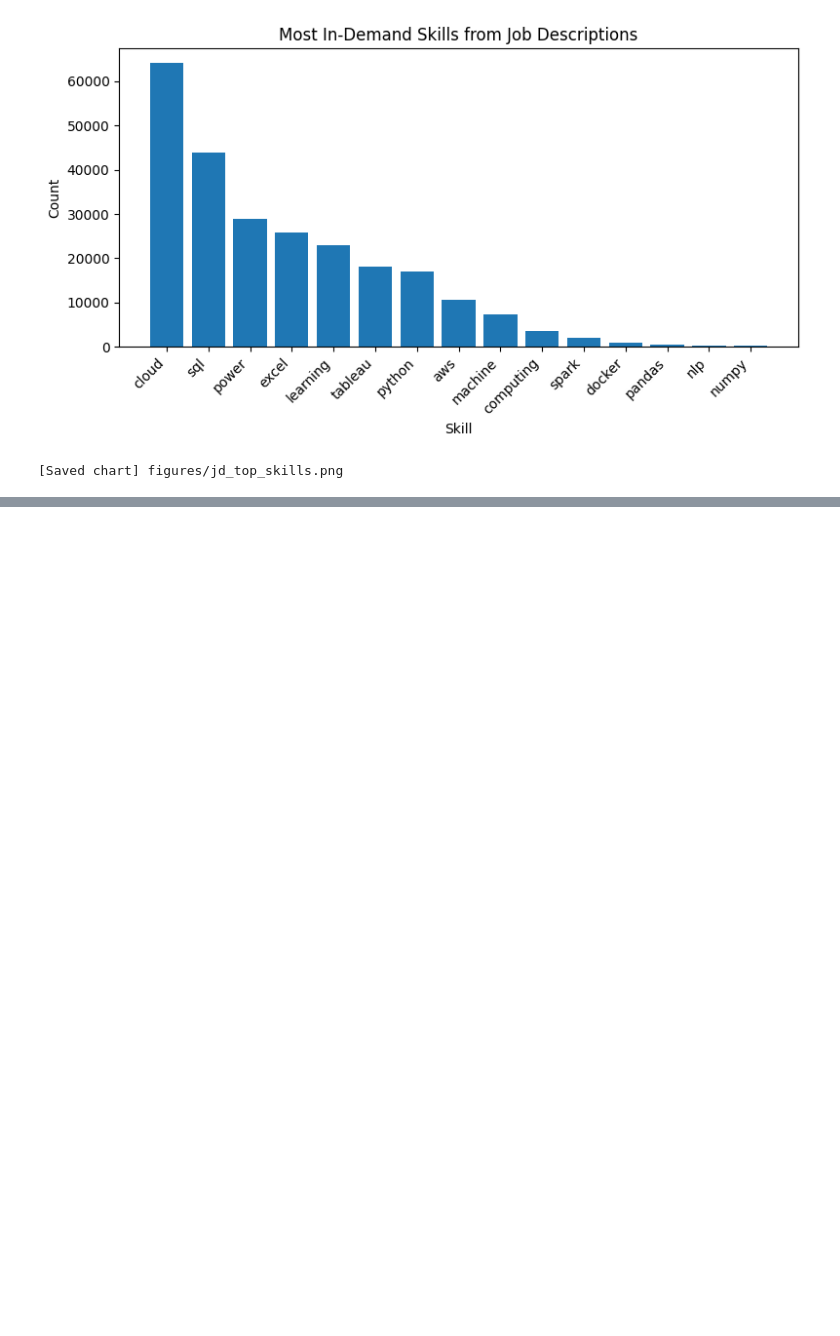
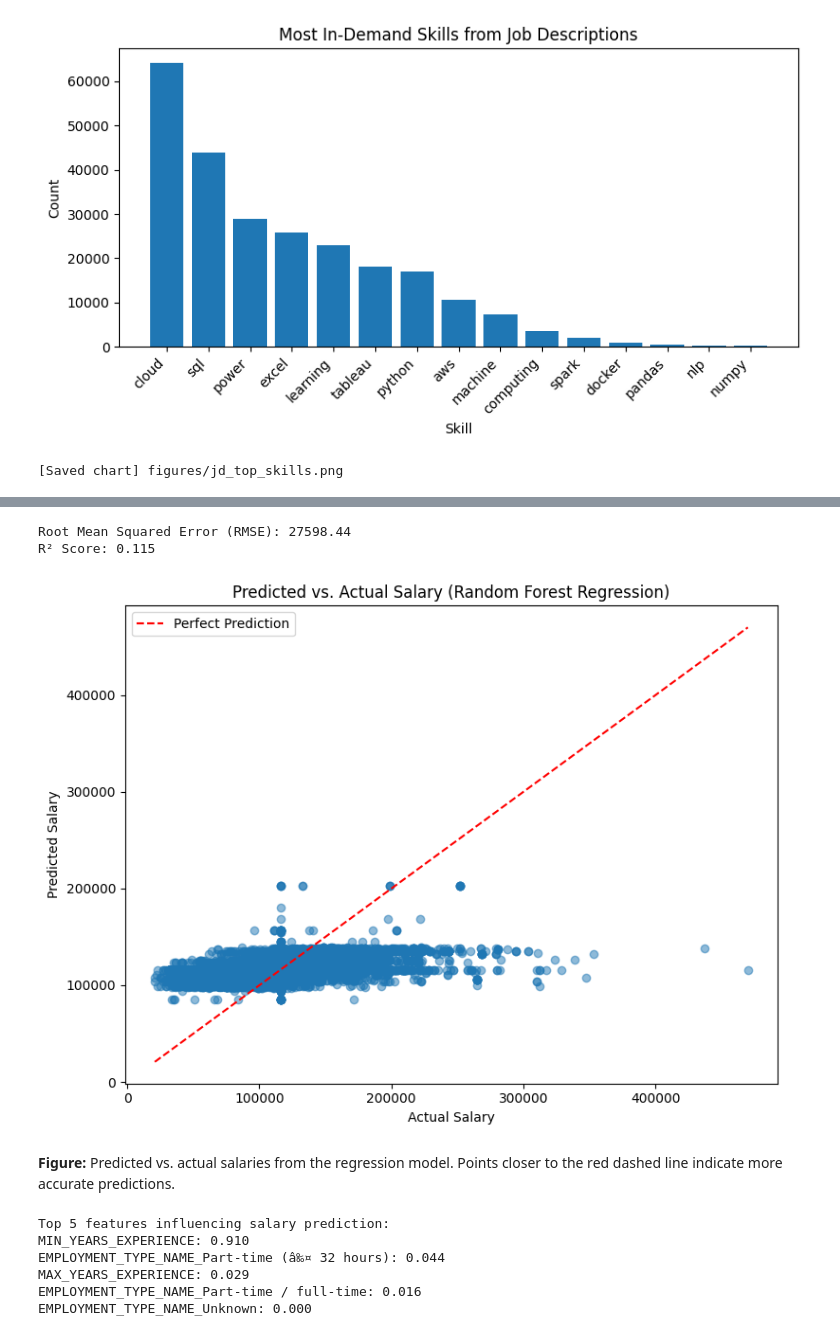
Before and after one commit to leoliu36/ad688-employability-sp25A1-group7, a Jupyter notebook: data_analysis.ipynb, the cells around one changed output, grey strips where cells are left out. Drawn from its saved outputs; the diff is of its cells as text; code cells hidden in the pictures; blank space fills up the shorter version.

```diff
--- a/data_analysis.ipynb
+++ b/data_analysis.ipynb
@@ -559,0 +752,56 @@ Job postings show high demand for Cloud, SQL, Python, ML, and AWS. Our team is s
+# %%
+# Random Forest Regression
+from sklearn.ensemble import RandomForestRegressor
+from sklearn.metrics import mean_squared_error, r2_score
+import numpy as np
+
+# Train a random forest regression model to predict salary
+rf = RandomForestRegressor(n_estimators=100, random_state=42)
+rf.fit(X_train, y_train)
+
+# Predict salaries for the test set
+y_pred = rf.predict(X_test)
+
+# Calculate RMSE (Root Mean Squared Error) and R² (coefficient of determination)
+mse = mean_squared_error(y_test, y_pred)
+rmse = np.sqrt(mse)
+r2 = r2_score(y_test, y_pred)
+
+print(f'Root Mean Squared Error (RMSE): {rmse:.2f}')
+print(f'R² Score: {r2:.3f}')
+# %% [output]
+Root Mean Squared Error (RMSE): 27598.44
+R² Score: 0.115
+# %%
+# Visual: Predicted vs. Actual Salary
+import matplotlib.pyplot as plt
+
+plt.figure(figsize=(8, 6))
+plt.scatter(y_test, y_pred, alpha=0.5)
+plt.xlabel("Actual Salary")
+plt.ylabel("Predicted Salary")
+plt.title("Predicted vs. Actual Salary (Random Forest Regression)")
+plt.plot([y_test.min(), y_test.max()], [y_test.min(), y_test.max()], 'r--', label="Perfect Prediction")
+plt.legend()
+plt.tight_layout()
+plt.show()
+# %% [output]
+[figure, added]
+# %% [markdown]
+**Figure:** Predicted vs. actual salaries from the regression model. Points closer to the red dashed line indicate more accurate predictions.
+# %%
+# Feature importance: shows which variables most influence salary prediction
+importances = rf.feature_importances_
+feature_names = X.columns
+
+feat_imp = sorted(zip(feature_names, importances), key=lambda x: x[1], reverse=True)
+print("Top 5 features influencing salary prediction:")
+for name, imp in feat_imp[:5]:
+    print(f"{name}: {imp:.3f}")
+# %% [output]
+Top 5 features influencing salary prediction:
+MIN_YEARS_EXPERIENCE: 0.910
+EMPLOYMENT_TYPE_NAME_Part-time (â‰¤ 32 hours): 0.044
+MAX_YEARS_EXPERIENCE: 0.029
+EMPLOYMENT_TYPE_NAME_Part-time / full-time: 0.016
+EMPLOYMENT_TYPE_NAME_Unknown: 0.000
```
Also changed, not shown: parts of 22 cells of this notebook.
